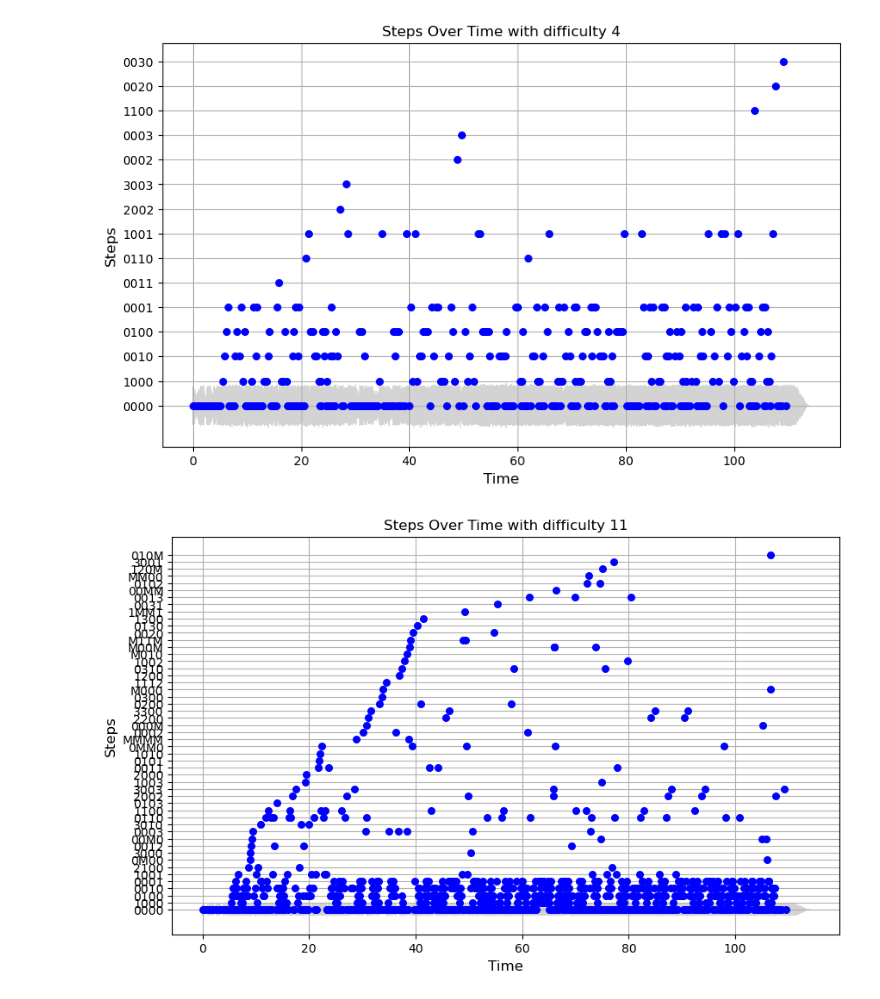
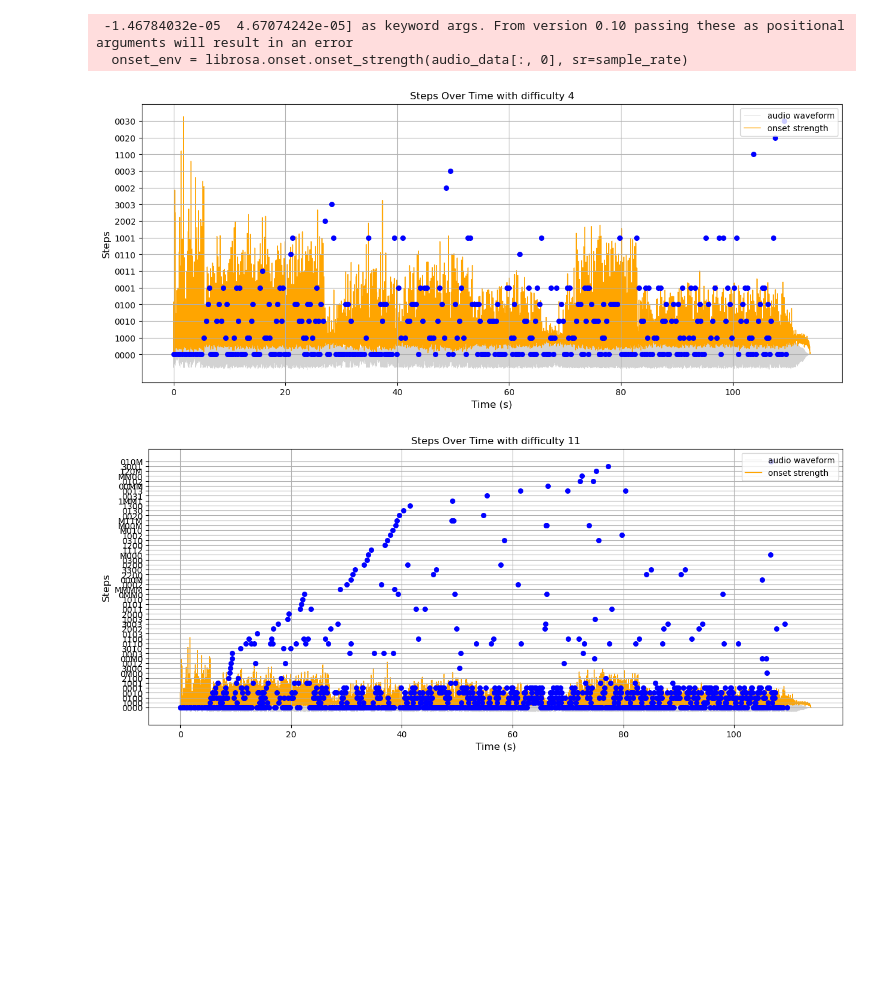
Before and after one commit to lcrosvila/GrooveGuru, a Jupyter notebook: plot_chart.ipynb, the cells around one changed output. Drawn from its saved outputs; the diff is of its cells as text; code cells hidden in the pictures; blank space fills up the shorter version.

Commit message:
modified:   .gitignore 	modified:   plot_chart.ipynb

```diff
--- a/plot_chart.ipynb
+++ b/plot_chart.ipynb
@@ -28,41 +28,52 @@ def custom_sort_key(step):
     else:
         return (8, step)
 # %%
+import librosa
+
 for chart in data['charts']:
     if chart['type'] != 'dance-single':
         continue
     # Extract time and step values from the JSON data
     time_values = [entry[0] for entry in chart['notes']]
     step_values = [entry[1] for entry in chart['notes']]
 
     # Convert the time values to float and step values to string
     time_values = list(map(float, time_values))
     step_values = list(map(str, step_values))
 
     audio_data, sample_rate = sf.read(data['music_fp'])
 
+    # create an onset envelope
+    onset_env = librosa.onset.onset_strength(audio_data[:, 0], sr=sample_rate)
+    # get the onset times
+    onset_times = librosa.times_like(onset_env, sr=sample_rate)
+
     # Create a time axis for the audio waveform
     audio_duration = len(audio_data) / sample_rate
     audio_time = np.linspace(0, audio_duration, len(audio_data))
 
     # Create the plot
-    fig, ax = plt.subplots(figsize=(10, 6))
+    fig, ax = plt.subplots(figsize=(15, 6))
 
     # Plot the audio waveform as the background
-    ax.plot(audio_time, audio_data, color='lightgray', linewidth=0.5, zorder=1)
+    ax.plot(audio_time, audio_data[:,0], color='lightgray', linewidth=0.5, zorder=1, label='audio waveform')
+    ax.plot(onset_times, onset_env, color='orange', linewidth=1, zorder=1, label='onset strength')
 
     # Plot the steps over time
     ax.scatter(time_values, step_values, color='blue', marker='o', s=30, zorder=2)
 
-    ax.set_xlabel('Time', fontsize=12)
+    ax.set_xlabel('Time (s)', fontsize=12)
     ax.set_ylabel('Steps', fontsize=12)
     # set y axis to have all unique steps
     # ax.set_yticks(list(unique_steps))
     ax.set_yticks(list(sorted(set(step_values), key=custom_sort_key)))
     ax.set_title('Steps Over Time with difficulty {}'.format(chart['difficulty_fine']))
     ax.grid(True)
+    ax.legend(loc='upper right')
 
     plt.show()
 # %% [output]
+ -1.46784032e-05  4.67074242e-05] as keyword args. From version 0.10 passing these as positional arguments will result in an error
+  onset_env = librosa.onset.onset_strength(audio_data[:, 0], sr=sample_rate)
-[figure, old version]
+[figure, new version]
-[figure, old version]
+[figure, new version]
```
Also changed, not shown: parts of 1 cell of this notebook, 1 other file.
